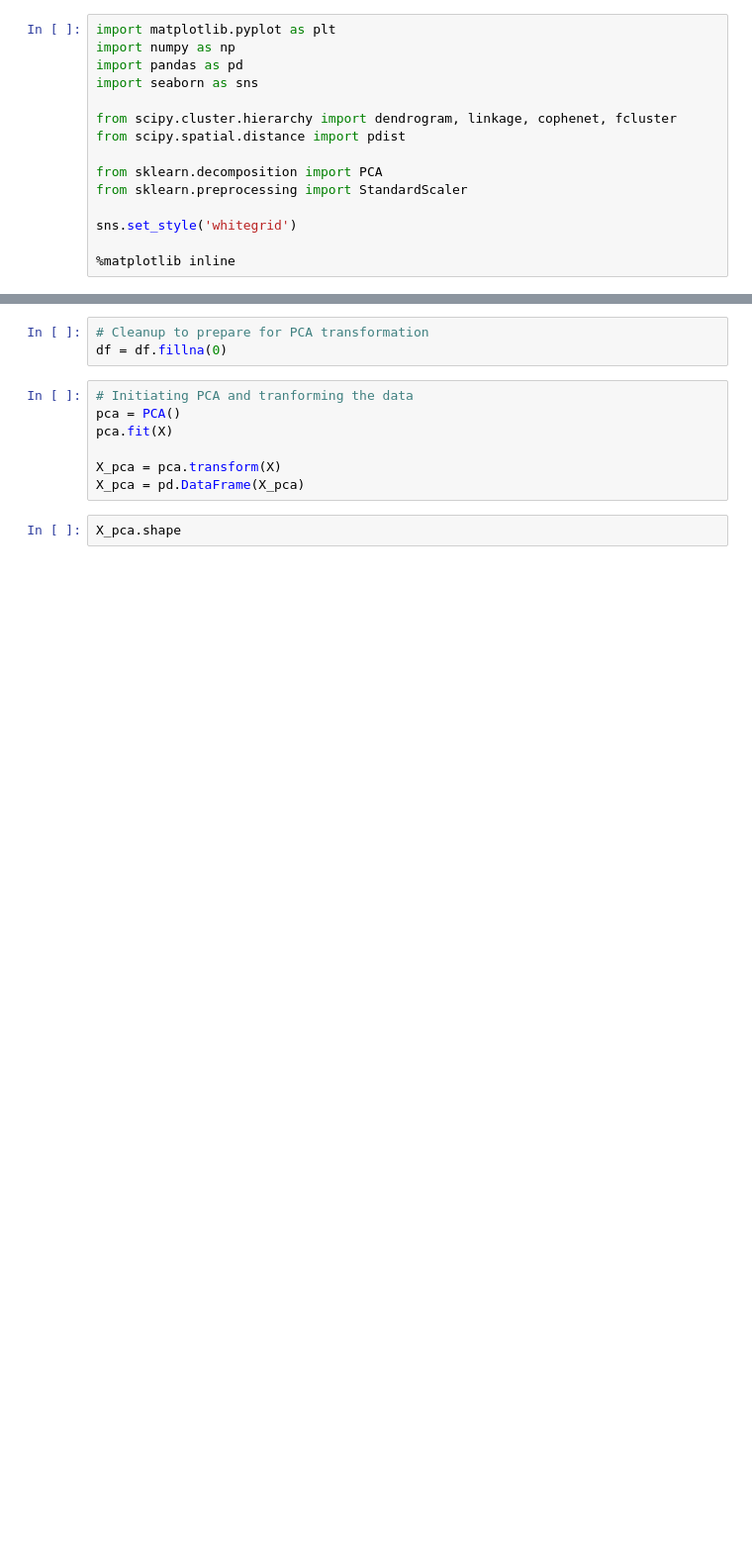
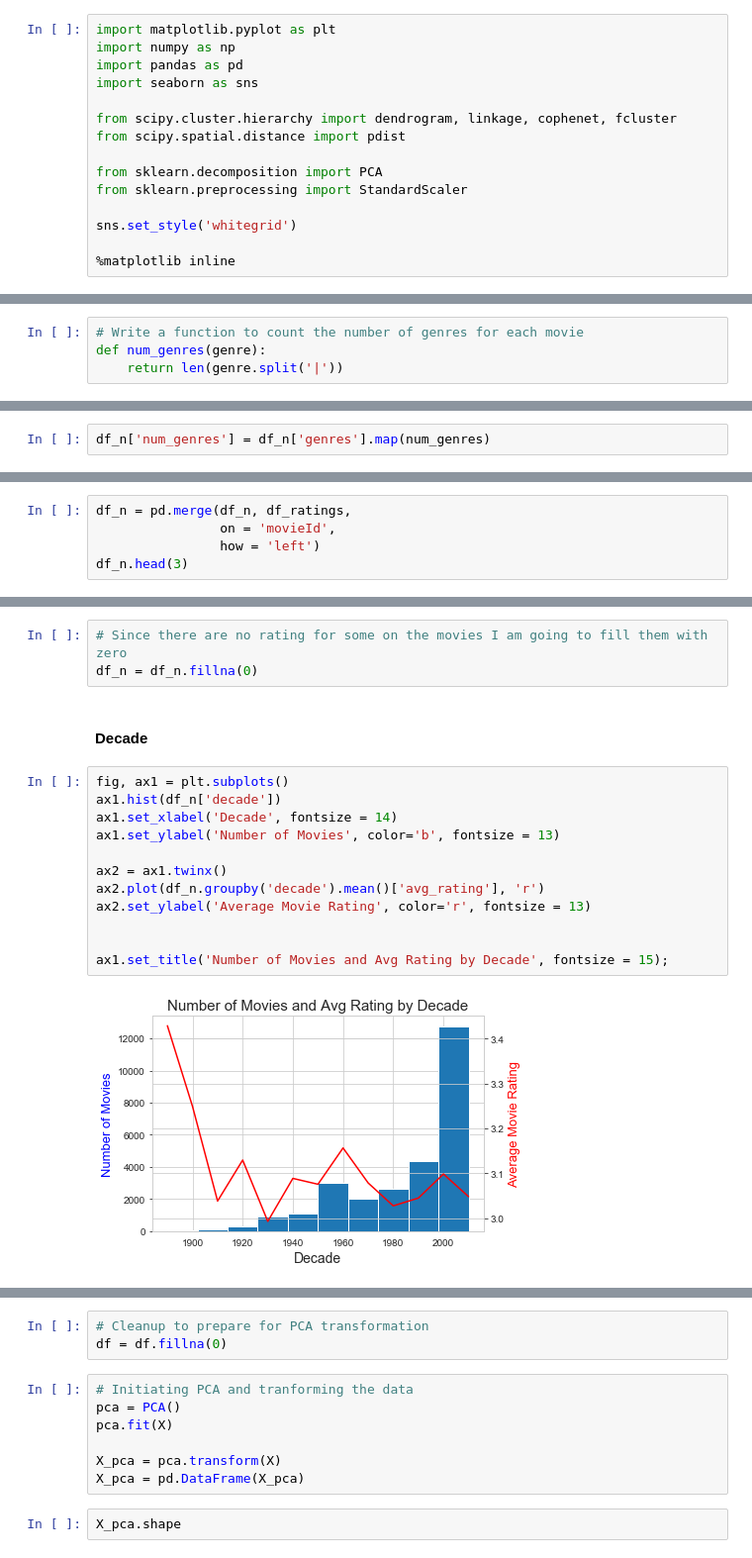
Before and after one commit to dpavlov3/Movie-Recommender-Segementation, a Jupyter notebook: Part 3 - Content Based Recommender - Segmentation.ipynb, the cells around one changed output, grey strips where cells are left out. Shown: that part at 99% size. Cells and saved outputs as stored; diff of their text form; blank space fills up the shorter version.

```diff
--- a/Part 3 - Content Based Recommender - Segmentation.ipynb
+++ b/Part 3 - Content Based Recommender - Segmentation.ipynb
@@ -29,0 +88,4 @@ df.head()
+# %%
+# Write a function to count the number of genres for each movie
+def num_genres(genre):
+    return len(genre.split('|'))
@@ -29,0 +96,2 @@ df.head()
+# %%
+df_n['num_genres'] = df_n['genres'].map(num_genres)
@@ -29,0 +104,5 @@ df.head()
+# %%
+df_n = pd.merge(df_n, df_ratings,
+                on = 'movieId',
+                how = 'left')
+df_n.head(3)
@@ -29,0 +143,19 @@ df.head()
+# %%
+# Since there are no rating for some on the movies I am going to fill them with zero
+df_n = df_n.fillna(0)
+# %% [markdown]
+#### Decade
+# %%
+fig, ax1 = plt.subplots()
+ax1.hist(df_n['decade'])
+ax1.set_xlabel('Decade', fontsize = 14)
+ax1.set_ylabel('Number of Movies', color='b', fontsize = 13)
+
+ax2 = ax1.twinx()
+ax2.plot(df_n.groupby('decade').mean()['avg_rating'], 'r')
+ax2.set_ylabel('Average Movie Rating', color='r', fontsize = 13)
+
+
+ax1.set_title('Number of Movies and Avg Rating by Decade', fontsize = 15);
+# %% [output]
+[figure, added]
```
Also changed, not shown: parts of 23 cells of this notebook, 2 other files.
